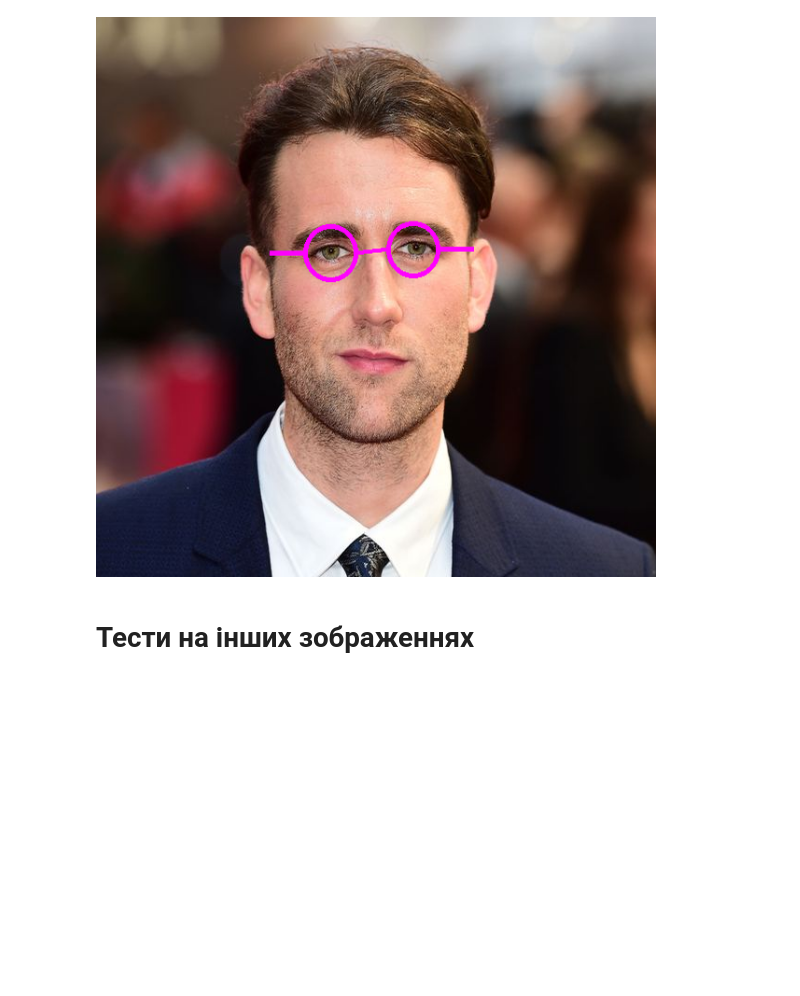
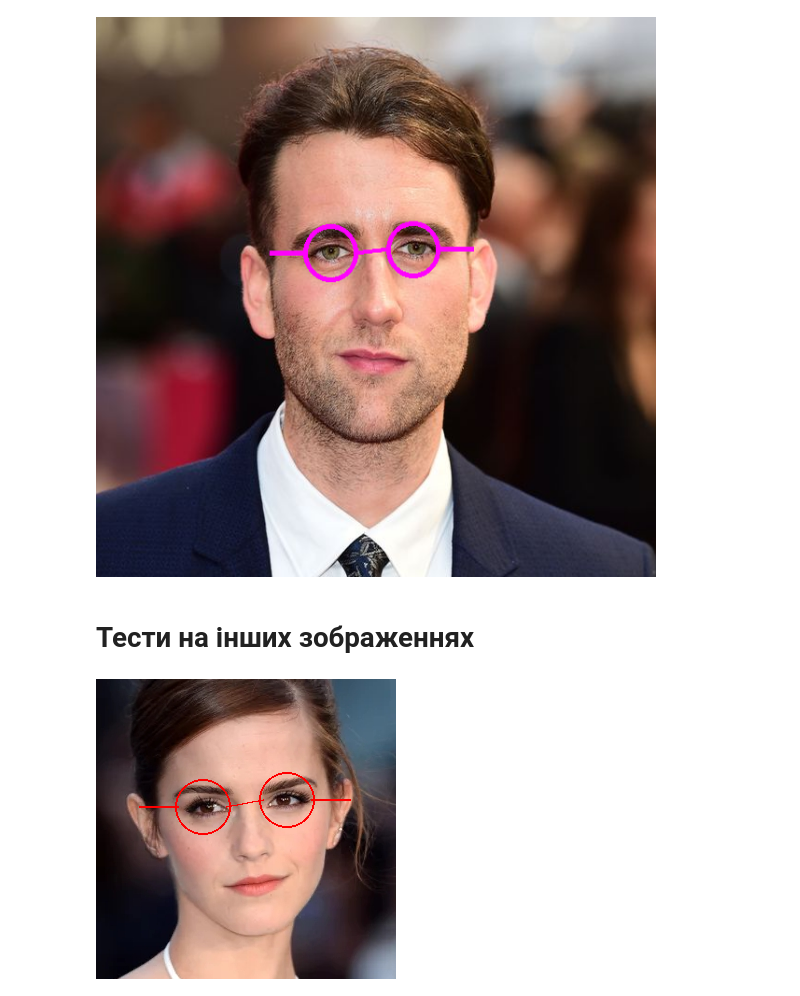
Before and after one commit to Dima968/PythonLabs, a Jupyter notebook: Lab5LevchenkoDO.ipynb, the cells around one changed output. Saved outputs shown, nothing was run; the diff lists cells and outputs as text; code cells hidden in the pictures; blank space fills up the shorter version.

```diff
--- a/Lab5LevchenkoDO.ipynb
+++ b/Lab5LevchenkoDO.ipynb
@@ -88,5 +88,7 @@ add_glasses(data_frame.iloc[3])
 # %% [markdown]
 # Тести на інших зображеннях
 # %%
-add_glasses(dataframe.iloc[0])
+add_glasses(data_frame.iloc[0])
+# %% [output]
+[figure, added]
 # %%
```
Also changed, not shown: parts of 1 cell of this notebook.
